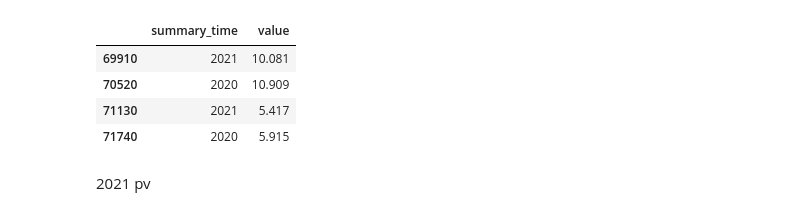
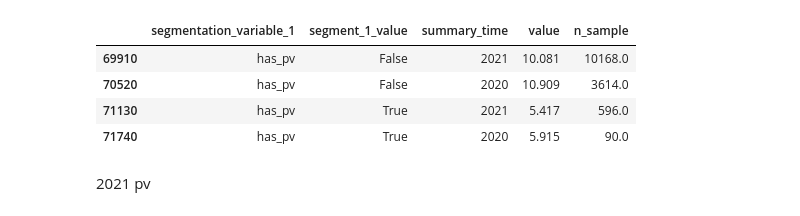
Before and after one commit to Mittif/energy-pattern-visualization, a Jupyter notebook: has_pv.ipynb, the cells around one changed output. Cells and saved outputs as stored; diff of their text form; code cells hidden in the pictures.

```diff
--- a/has_pv.ipynb
+++ b/has_pv.ipynb
@@ -63,11 +57,11 @@ def get_pv_monthly_data(dataframe, fuel, summary_stat):
 # %%
-get_pv_annual_data(dataset, fuel='Net Electricity', summary_stat='mean').loc[:,['segmentation','summary_time','value']]
+get_pv_annual_data(dataset, fuel='Net Electricity', summary_stat='mean').loc[:,['segmentation_variable_1','segment_1_value','summary_time','value','n_sample']]
 # %% [output]
-|  | summary_time | value |
-| 69910 | 2021 | 10.081 |
-| 70520 | 2020 | 10.909 |
-| 71130 | 2021 | 5.417 |
-| 71740 | 2020 | 5.915 |
+|  | segmentation_variable_1 | segment_1_value | summary_time | value | n_sample |
+| 69910 | has_pv | False | 2021 | 10.081 | 10168.0 |
+| 70520 | has_pv | False | 2020 | 10.909 | 3614.0 |
+| 71130 | has_pv | True | 2021 | 5.417 | 596.0 |
+| 71740 | has_pv | True | 2020 | 5.915 | 90.0 |
 # %% [markdown]
 2021 pv
 # %%
```
Also changed, not shown: parts of 2 cells of this notebook, 31 other files.
